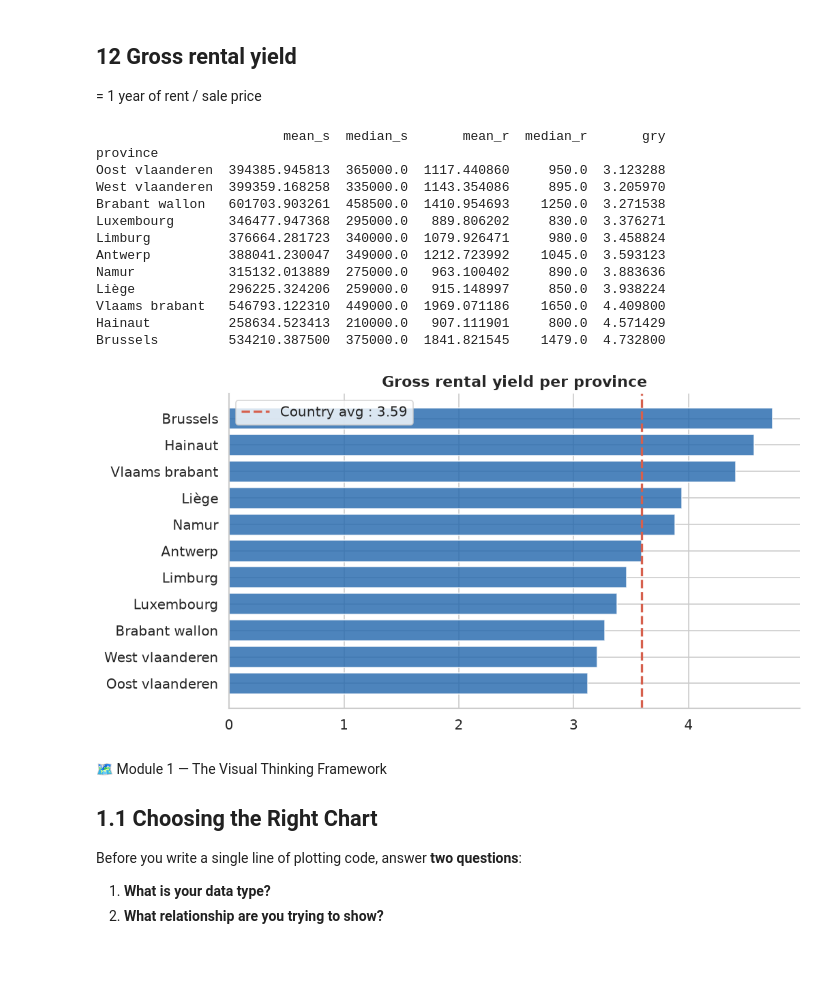
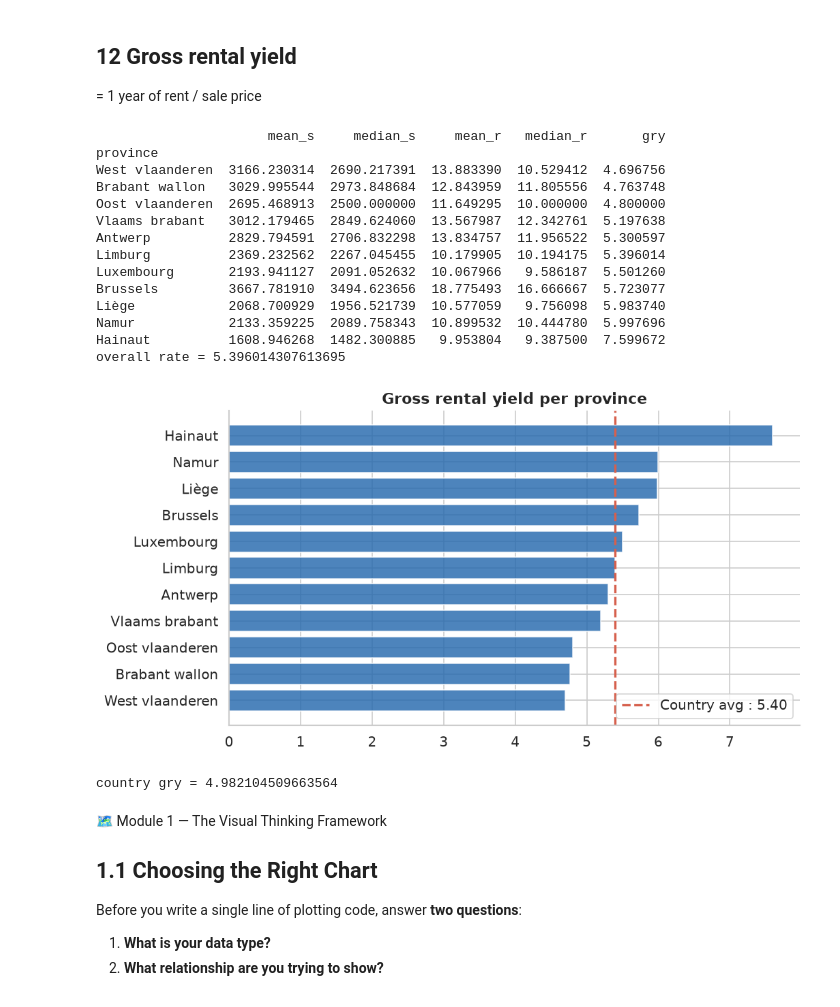
Before and after one commit to Gunay-Bayramova/immoeliza_data_analysis, a Jupyter notebook: Analysis/analysis_GB.ipynb, the cells around one changed output. Drawn from its saved outputs; the diff is of its cells as text; code cells hidden in the pictures; blank space fills up the shorter version.

```diff
--- a/Analysis/analysis_GB.ipynb
+++ b/Analysis/analysis_GB.ipynb
@@ -419,40 +419,49 @@ Name: roi, dtype: float64
 
 = 1 year of rent / sale price
 # %%
-dfs_cor = dfs[["price","province"]].dropna(how='any')
-dfs_per_prov = dfs_cor.groupby("province")["price"].agg(["mean","median"])
-dfr_cor = dfr[["price","province"]].dropna(how='any')
-dfr_per_prov = dfr_cor.groupby("province")["price"].agg(["mean","median"])
+dfs_cor = dfs[["price","province","livable_surface"]].dropna(how='any')
+dfs_cor["price_surf"] = dfs_cor["price"]/dfs_cor["livable_surface"]
+dfs_per_prov = dfs_cor.groupby("province")["price_surf"].agg(["mean","median"])
+dfr_cor = dfr[["price","province","livable_surface"]].dropna(how='any')
+dfr_cor["price_surf"] = dfr_cor["price"]/dfr_cor["livable_surface"]
+dfr_per_prov = dfr_cor.groupby("province")["price_surf"].agg(["mean","median"])
 
 dfgry = dfs_per_prov.merge(dfr_per_prov,on="province",how="inner",suffixes=["_s","_r"])
 dfgry["gry"] = dfgry["median_r"]*12/dfgry["median_s"]*100
 dfgry = dfgry.sort_values("gry",ascending=True)
 print(dfgry.head(11))
 
 bars = plt.barh(dfgry.index, dfgry['gry'],
                    capsize=4,
                    color=BLUE, alpha=0.8, edgecolor='white')
 overall_rate = dfgry['gry'].median()
 plt.axvline(overall_rate, color=ORANGE, lw=2, ls='--',
                 label=f"Country avg : {overall_rate:.02f}")
 plt.title('Gross rental yield per province')
 plt.legend()
 plt.show()
+
+# compute country median gry
+meds = dfs[dfs["property_type"]=="Appartment"]["price"].median()
+medr = dfr[dfs["property_type"]=="Appartment"]["price"].median()
+country_gry = medr*12/meds*100
 # %% [output]
-                        mean_s  median_s       mean_r  median_r       gry
+                      mean_s     median_s     mean_r   median_r       gry
 province
-Oost vlaanderen  394385.945813  365000.0  1117.440860     950.0  3.123288
-West vlaanderen  399359.168258  335000.0  1143.354086     895.0  3.205970
-Brabant wallon   601703.903261  458500.0  1410.954693    1250.0  3.271538
-Luxembourg       346477.947368  295000.0   889.806202     830.0  3.376271
-Limburg          376664.281723  340000.0  1079.926471     980.0  3.458824
-Antwerp          388041.230047  349000.0  1212.723992    1045.0  3.593123
-Namur            315132.013889  275000.0   963.100402     890.0  3.883636
-Liège            296225.324206  259000.0   915.148997     850.0  3.938224
-Vlaams brabant   546793.122310  449000.0  1969.071186    1650.0  4.409800
-Hainaut          258634.523413  210000.0   907.111901     800.0  4.571429
-Brussels         534210.387500  375000.0  1841.821545    1479.0  4.732800
+West vlaanderen  3166.230314  2690.217391  13.883390  10.529412  4.696756
+Brabant wallon   3029.995544  2973.848684  12.843959  11.805556  4.763748
+Oost vlaanderen  2695.468913  2500.000000  11.649295  10.000000  4.800000
+Vlaams brabant   3012.179465  2849.624060  13.567987  12.342761  5.197638
+Antwerp          2829.794591  2706.832298  13.834757  11.956522  5.300597
+Limburg          2369.232562  2267.045455  10.179905  10.194175  5.396014
+Luxembourg       2193.941127  2091.052632  10.067966   9.586187  5.501260
+Brussels         3667.781910  3494.623656  18.775493  16.666667  5.723077
+Liège            2068.700929  1956.521739  10.577059   9.756098  5.983740
+Namur            2133.359225  2089.758343  10.899532  10.444780  5.997696
+Hainaut          1608.946268  1482.300885   9.953804   9.387500  7.599672
+overall rate = 5.396014307613695
-[figure, old version]
+[figure, new version]
+country gry = 4.982104509663564
 # %% [markdown]
 🗺️ Module 1 — The Visual Thinking Framework
 
```
